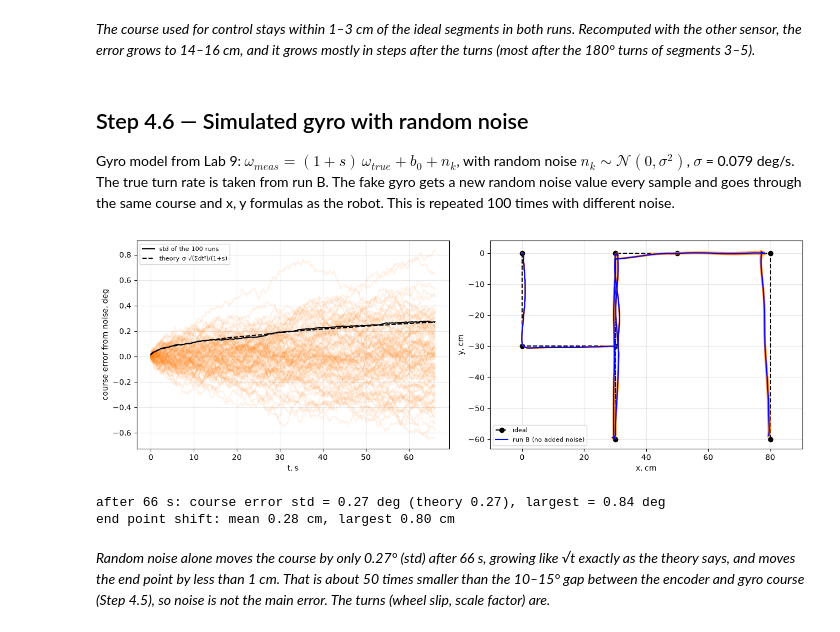
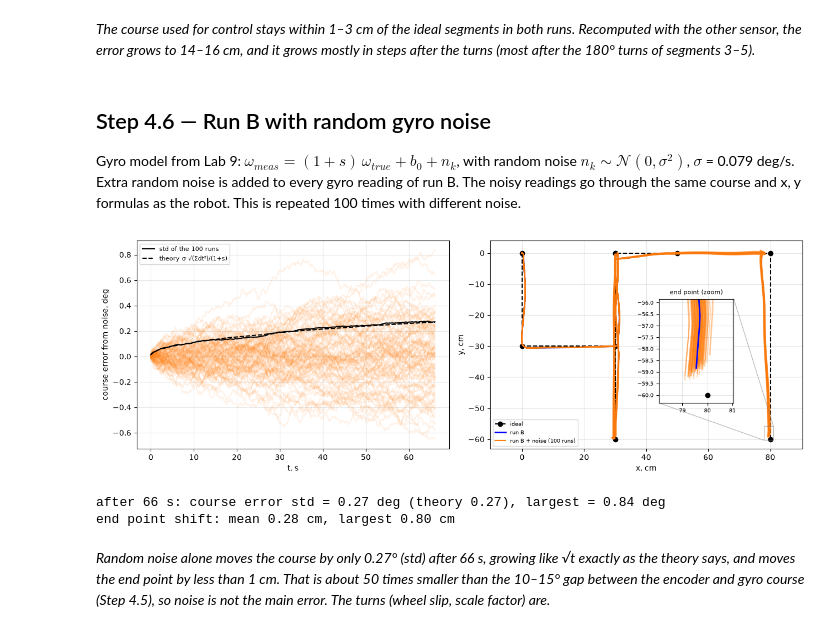
Before and after one commit to f-asadbek/Robotics, a Jupyter notebook: Lab10/Odometry_Gyro_Lab10.ipynb, the cells around one changed output. Cells and saved outputs as stored; diff of their text form; code cells hidden in the pictures.

Commit message:
Lab10: Step 4.6 adds random noise to run B's gyro, show noisy paths
Co-Authored-By: Claude Opus 5.5 <noreply@anthropic.com>

```diff
--- a/Lab10/Odometry_Gyro_Lab10.ipynb
+++ b/Lab10/Odometry_Gyro_Lab10.ipynb
@@ -267,57 +267,65 @@ run B: encoder − gyro course at the end of each segment: [ 5.2  2.  -7.1  3.8
 # %% [markdown]
 *The course used for control stays within 1–3 cm of the ideal segments in both runs. Recomputed with the other sensor, the error grows to 14–16 cm, and it grows mostly in steps after the turns (most after the 180° turns of segments 3–5).*
 # %% [markdown]
-## Step 4.6 — Simulated gyro with random noise
+## Step 4.6 — Run B with random gyro noise
 
 Gyro model from Lab 9: $\omega_{meas} = (1+s)\,\omega_{true} + b_0 + n_k$, with random noise $n_k \sim \mathcal{N}(0, \sigma^2)$, $\sigma$ = 0.079 deg/s.
-The true turn rate is taken from run B. The fake gyro gets a new random noise value every sample and goes through the same course and x, y formulas as the robot. This is repeated 100 times with different noise.
+Extra random noise is added to every gyro reading of run B. The noisy readings go through the same course and x, y formulas as the robot. This is repeated 100 times with different noise.
 # %%
-# ---------- simulated gyro with random noise (Lab 9 model) ----------
-# w_meas = (1 + s) * w_true + b0 + n,   n = random noise ~ N(0, sigma^2)
-# (drift d, quantization and saturation are left out: tiny here, the turns never reach 286.7 deg/s)
-sigma, n_runs = 0.079, 100                                        # Lab 9 noise std (deg/s), number of simulated runs
+# ---------- run B with random gyro noise (Lab 9 model) ----------
+# noisy reading = run B's real gyro reading + n,   n = random noise ~ N(0, sigma^2)
+sigma, n_runs = 0.079, 100                                        # Lab 9 noise std (deg/s), number of noisy runs
 rng = np.random.default_rng(0)                                    # fixed seed -> same random numbers every time
 
-# "true" motion = run B with its corrected gyro course
-q = rec[("B", "gyro")]
-dt = np.diff(np.concatenate([[runs["B"].t[runs["B"].i == 0].iloc[-1]], q.t])) / 1000   # time steps, s
-w_true = np.degrees(np.diff(np.concatenate([[0], q.course]))) / dt                     # true turn rate, deg/s
+# run B: real gyro readings while driving and the time steps
+qB = runs["B"][runs["B"].i > 0].reset_index(drop=True)
+dt = np.diff(np.concatenate([[runs["B"].t[runs["B"].i == 0].iloc[-1]], qB.t])) / 1000   # time steps, s
+q = rec[("B", "gyro")]                                            # run B without added noise
 
-# fake gyro: a new random number for every sample of every run
-noise = rng.normal(0, sigma, size=(n_runs, len(q)))
-w_meas = (1 + s) * w_true + b0["B"] + noise
+# add a new random number to every reading, in every run
+noise = rng.normal(0, sigma, size=(n_runs, len(qB)))
+gz_noisy = qB.gz.values / 1000 + noise                            # deg/s
 
-# same correction and integration as on the robot: (w - b0) / (1 + s) * dt, added up
-course_sim = np.cumsum((w_meas - b0["B"]) / (1 + s) * dt * np.pi / 180, axis=1)
-err = np.degrees(course_sim - q.course.values)                    # course error caused only by the noise
+# same correction and integration as on the robot: (gz - b0) / (1 + s) * dt, added up
+course_sim = np.cumsum((gz_noisy - b0["B"]) / (1 + s) * dt * np.pi / 180, axis=1)
+err = np.degrees(course_sim - q.course.values)                    # course change caused only by the noise
 
 # dead reckoning with the noisy course (distance from the wheels as before)
 dp = np.diff(np.concatenate([[0], q.path]))
 xs = X_ref[0] + np.cumsum(dp * np.cos(course_sim), axis=1); ys = Y_ref[0] + np.cumsum(dp * np.sin(course_sim), axis=1)
 
 # theory: white noise -> course error std = sigma * sqrt(sum of dt^2) / (1 + s), grows like sqrt(t)
 t = (q.t - q.t.iloc[0]).values / 1000
 std_theory = sigma * np.sqrt(np.cumsum(dt ** 2)) / (1 + s)
 
 # ---------- plots ----------
 fig, (a1, a2) = plt.subplots(1, 2, figsize=(13, 4.5))
-a1.plot(t, err.T, color="tab:orange", alpha=0.1)                  # 100 simulated course errors
+# left: course error of the 100 noisy runs
+a1.plot(t, err.T, color="tab:orange", alpha=0.1)
 a1.plot(t, err.std(axis=0), "k", label="std of the 100 runs")
 a1.plot(t, std_theory, "k--", label="theory σ·√(Σdt²)/(1+s)")
 a1.set_xlabel("t, s"); a1.set_ylabel("course error from noise, deg"); a1.legend(fontsize=8)
+# right: run B without noise and the 100 noisy run B paths on top
 a2.plot(X_ref, Y_ref, "k--o", label="ideal")
-a2.plot(xs.T, ys.T, color="tab:orange", alpha=0.1)                # 100 simulated paths
-a2.plot(q.x, q.y, "b", label="run B (no added noise)")
-a2.axis("equal"); a2.set_xlabel("x, cm"); a2.set_ylabel("y, cm"); a2.legend(fontsize=8)
+a2.plot(q.x, q.y, "b", lw=2, label="run B")
+a2.plot(xs.T, ys.T, color="tab:orange", alpha=0.15)
+a2.plot([], [], color="tab:orange", label="run B + noise (100 runs)")   # legend entry
+a2.axis("equal"); a2.set_xlabel("x, cm"); a2.set_ylabel("y, cm"); a2.legend(fontsize=7, loc="lower left")
+# zoom on the end point, where the noisy paths spread the most
+z = a2.inset_axes([0.54, 0.22, 0.24, 0.5])
+z.plot(xs.T, ys.T, color="tab:orange", alpha=0.3); z.plot(q.x, q.y, "b", lw=2); z.plot(X_ref[-1], Y_ref[-1], "ko")
+z.set_xlim(q.x.iloc[-1] - 1.5, q.x.iloc[-1] + 1.5); z.set_ylim(q.y.iloc[-1] - 1.5, q.y.iloc[-1] + 3)
+z.set_title("end point (zoom)", fontsize=8); z.tick_params(labelsize=7)
+a2.indicate_inset_zoom(z, edgecolor="gray")
 plt.tight_layout(); plt.show()
 
 # ---------- numbers ----------
 end_d = np.hypot(xs[:, -1] - q.x.iloc[-1], ys[:, -1] - q.y.iloc[-1])   # end point shift caused by noise
 print(f"after {t[-1]:.0f} s: course error std = {err[:, -1].std():.2f} deg (theory {std_theory[-1]:.2f}), "
       f"largest = {np.abs(err[:, -1]).max():.2f} deg")
 print(f"end point shift: mean {end_d.mean():.2f} cm, largest {end_d.max():.2f} cm")
 # %% [output]
-[figure, old version]
+[figure, new version]
 after 66 s: course error std = 0.27 deg (theory 0.27), largest = 0.84 deg
 end point shift: mean 0.28 cm, largest 0.80 cm
 # %% [markdown]
```
